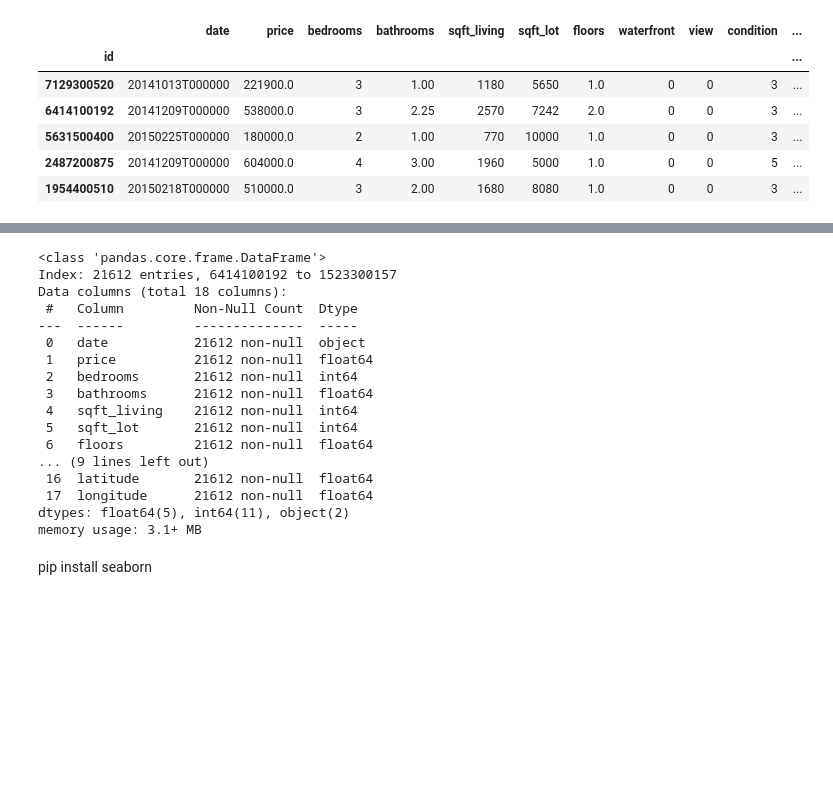
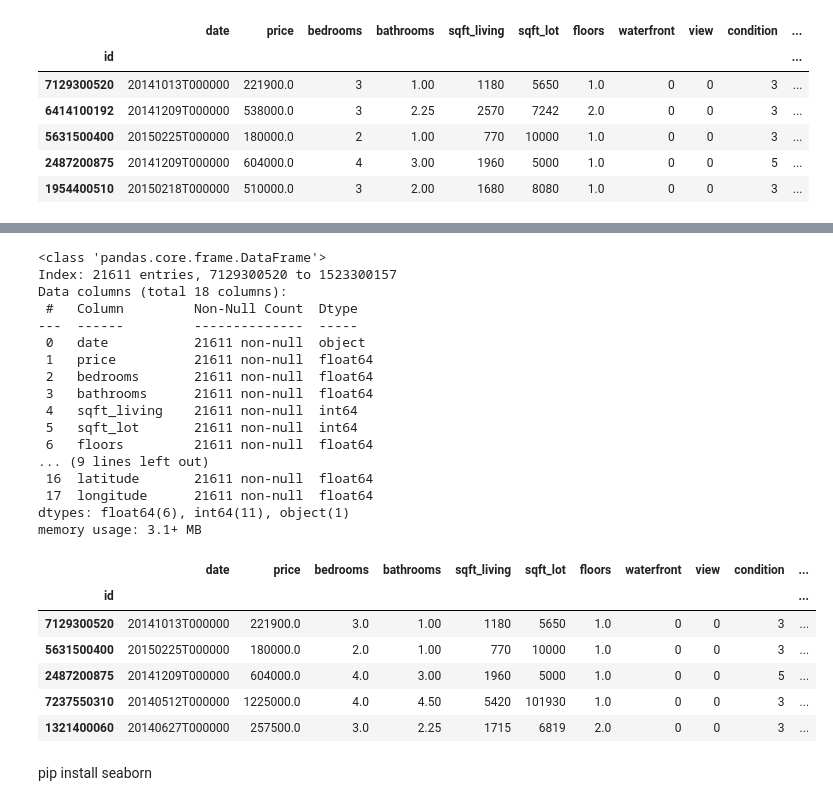
Before and after one commit to Ayushpr2111C/Python-Ai-ML, a Jupyter notebook: Data Analytics/analysis.ipynb, the cells around one changed output, grey strips where cells are left out. Cells and saved outputs as stored; diff of their text form; code cells hidden in the pictures; blank space fills up the shorter version.

```diff
--- a/Data Analytics/analysis.ipynb
+++ b/Data Analytics/analysis.ipynb
@@ -454,3 +400,0 @@ df.head()
-# %%
-df.drop(labels = [7129300520], inplace = True)
-df.head()
@@ -465,8 +400,0 @@ df.head()
-# %%
-#renaming columns
-renamed_columns = {
-    'lat' : 'latitude',
-    'long' : 'longitude'
-}
-df.rename(columns = renamed_columns, inplace=True)
-df.columns
@@ -497,25 +419,34 @@ Data columns (total 18 columns):
 dtypes: float64(5), int64(12), object(1)
 memory usage: 3.1+ MB
-# %%
-df['yr_built'] = df['yr_built'].astype('str')
-df.info()
-# %% [output]
-<class 'pandas.core.frame.DataFrame'>
-Index: 21612 entries, 6414100192 to 1523300157
-Data columns (total 18 columns):
- #   Column         Non-Null Count  Dtype
----  ------         --------------  -----
- 0   date           21612 non-null  object
- 1   price          21612 non-null  float64
- 2   bedrooms       21612 non-null  int64
- 3   bathrooms      21612 non-null  float64
- 4   sqft_living    21612 non-null  int64
- 5   sqft_lot       21612 non-null  int64
- 6   floors         21612 non-null  float64
-... (9 lines left out)
- 16  latitude       21612 non-null  float64
- 17  longitude      21612 non-null  float64
-dtypes: float64(5), int64(11), object(2)
-memory usage: 3.1+ MB
+# %%
+#changing datatype
+df = df.astype({'bedrooms': 'float64'})
+df.info()
+df.head()
+# %% [output]
+<class 'pandas.core.frame.DataFrame'>
+Index: 21611 entries, 7129300520 to 1523300157
+Data columns (total 18 columns):
+ #   Column         Non-Null Count  Dtype
+---  ------         --------------  -----
+ 0   date           21611 non-null  object
+ 1   price          21611 non-null  float64
+ 2   bedrooms       21611 non-null  float64
+ 3   bathrooms      21611 non-null  float64
+ 4   sqft_living    21611 non-null  int64
+ 5   sqft_lot       21611 non-null  int64
+ 6   floors         21611 non-null  float64
+... (9 lines left out)
+ 16  latitude       21611 non-null  float64
+ 17  longitude      21611 non-null  float64
+dtypes: float64(6), int64(11), object(1)
+memory usage: 3.1+ MB
+|  | date | price | bedrooms | bathrooms | sqft_living | sqft_lot | floors | waterfront | view | condition | ... |
+| id |  |  |  |  |  |  |  |  |  |  | ... |
+| 7129300520 | 20141013T000000 | 221900.0 | 3.0 | 1.00 | 1180 | 5650 | 1.0 | 0 | 0 | 3 | ... |
+| 5631500400 | 20150225T000000 | 180000.0 | 2.0 | 1.00 | 770 | 10000 | 1.0 | 0 | 0 | 3 | ... |
+| 2487200875 | 20141209T000000 | 604000.0 | 4.0 | 3.00 | 1960 | 5000 | 1.0 | 0 | 0 | 5 | ... |
+| 7237550310 | 20140512T000000 | 1225000.0 | 4.0 | 4.50 | 5420 | 101930 | 1.0 | 0 | 0 | 3 | ... |
+| 1321400060 | 20140627T000000 | 257500.0 | 3.0 | 2.25 | 1715 | 6819 | 2.0 | 0 | 0 | 3 | ... |
 # %% [markdown]
 pip install seaborn
```
Also changed, not shown: parts of 79 cells of this notebook.
